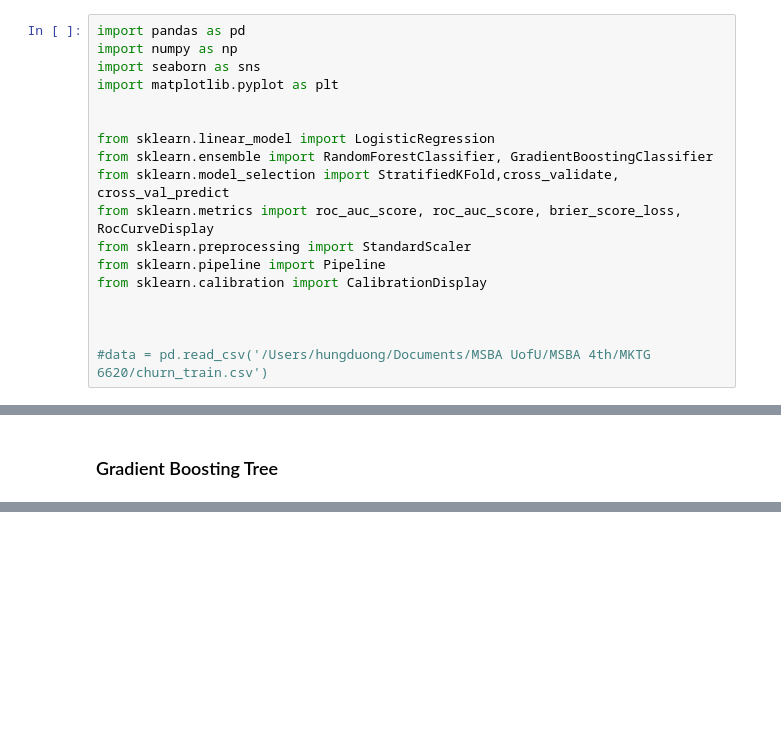
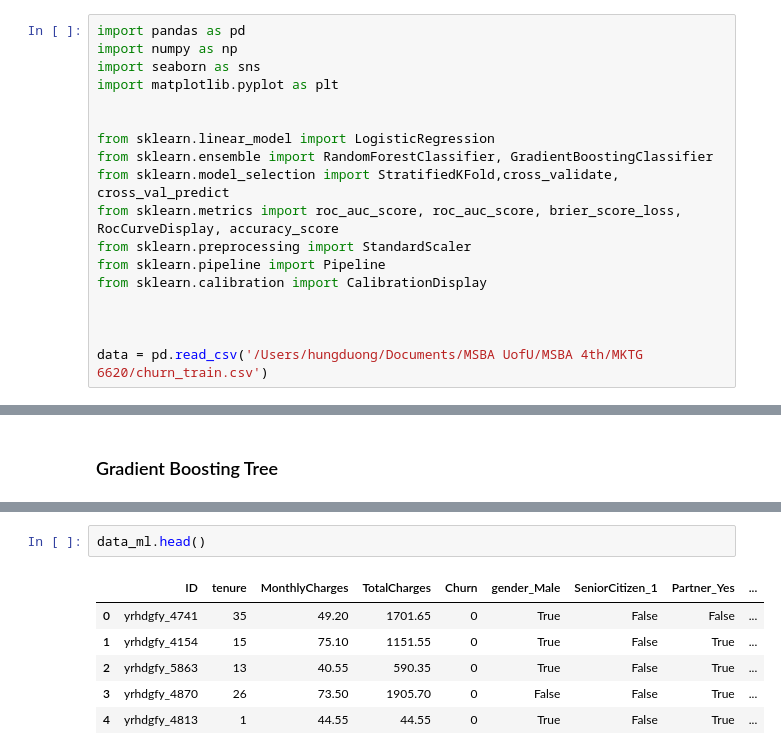
Before and after one commit to Hungagainagainagain/ML_churn_predict, a Jupyter notebook: project.ipynb, the cells around one changed output, grey strips where cells are left out. Saved outputs shown, nothing was run; the diff lists cells and outputs as text; blank space fills up the shorter version.

```diff
--- a/project.ipynb
+++ b/project.ipynb
@@ -10,14 +10,14 @@ import matplotlib.pyplot as plt
 from sklearn.linear_model import LogisticRegression
 from sklearn.ensemble import RandomForestClassifier, GradientBoostingClassifier
 from sklearn.model_selection import StratifiedKFold,cross_validate, cross_val_predict
-from sklearn.metrics import roc_auc_score, roc_auc_score, brier_score_loss, RocCurveDisplay
+from sklearn.metrics import roc_auc_score, roc_auc_score, brier_score_loss, RocCurveDisplay, accuracy_score
 from sklearn.preprocessing import StandardScaler
 from sklearn.pipeline import Pipeline
 from sklearn.calibration import CalibrationDisplay
 
 
 
-#data = pd.read_csv('/Users/hungduong/Documents/MSBA UofU/MSBA 4th/MKTG 6620/churn_train.csv')
+data = pd.read_csv('/Users/hungduong/Documents/MSBA UofU/MSBA 4th/MKTG 6620/churn_train.csv')
 # %% [markdown]
 ### Business Problem
 # %% [markdown]
@@ -303,0 +356,9 @@ rf is better than gradientrf
+# %%
+data_ml.head()
+# %% [output]
+|  | ID | tenure | MonthlyCharges | TotalCharges | Churn | gender_Male | SeniorCitizen_1 | Partner_Yes | ... |
+| 0 | yrhdgfy_4741 | 35 | 49.20 | 1701.65 | 0 | True | False | False | ... |
+| 1 | yrhdgfy_4154 | 15 | 75.10 | 1151.55 | 0 | True | False | True | ... |
+| 2 | yrhdgfy_5863 | 13 | 40.55 | 590.35 | 0 | True | False | True | ... |
+| 3 | yrhdgfy_4870 | 26 | 73.50 | 1905.70 | 0 | False | False | True | ... |
+| 4 | yrhdgfy_4813 | 1 | 44.55 | 44.55 | 0 | True | False | True | ... |
```
Also changed, not shown: parts of 11 cells of this notebook, 1 other file.
